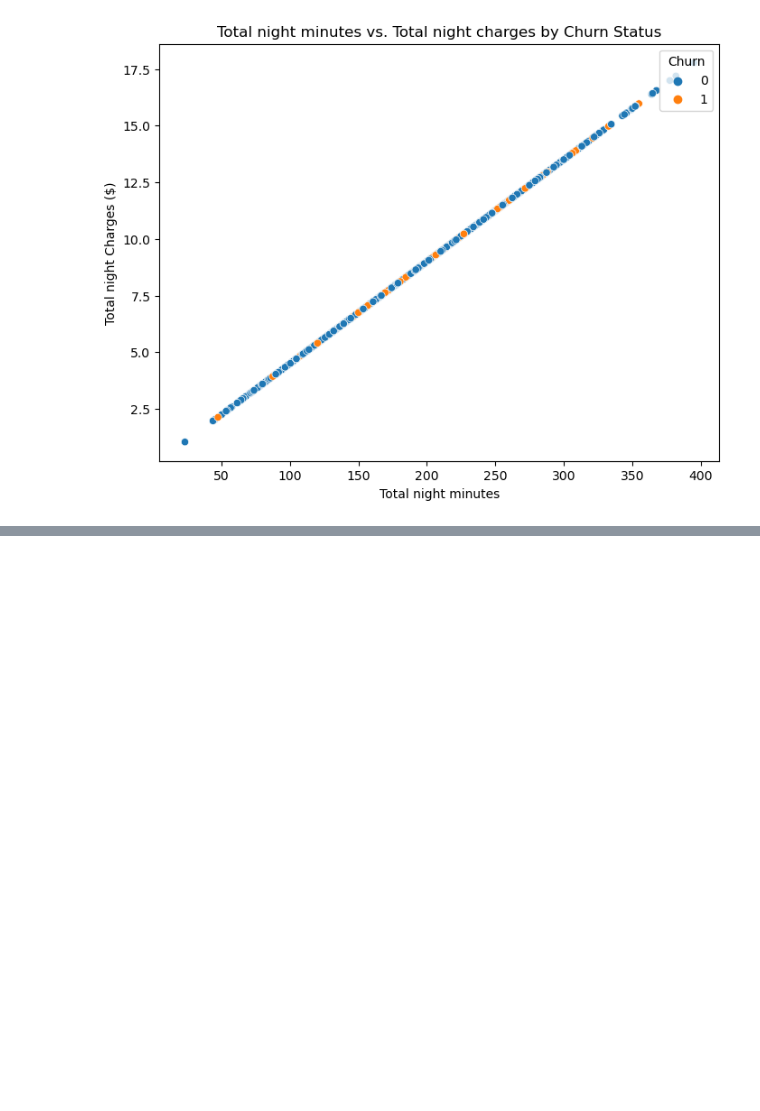
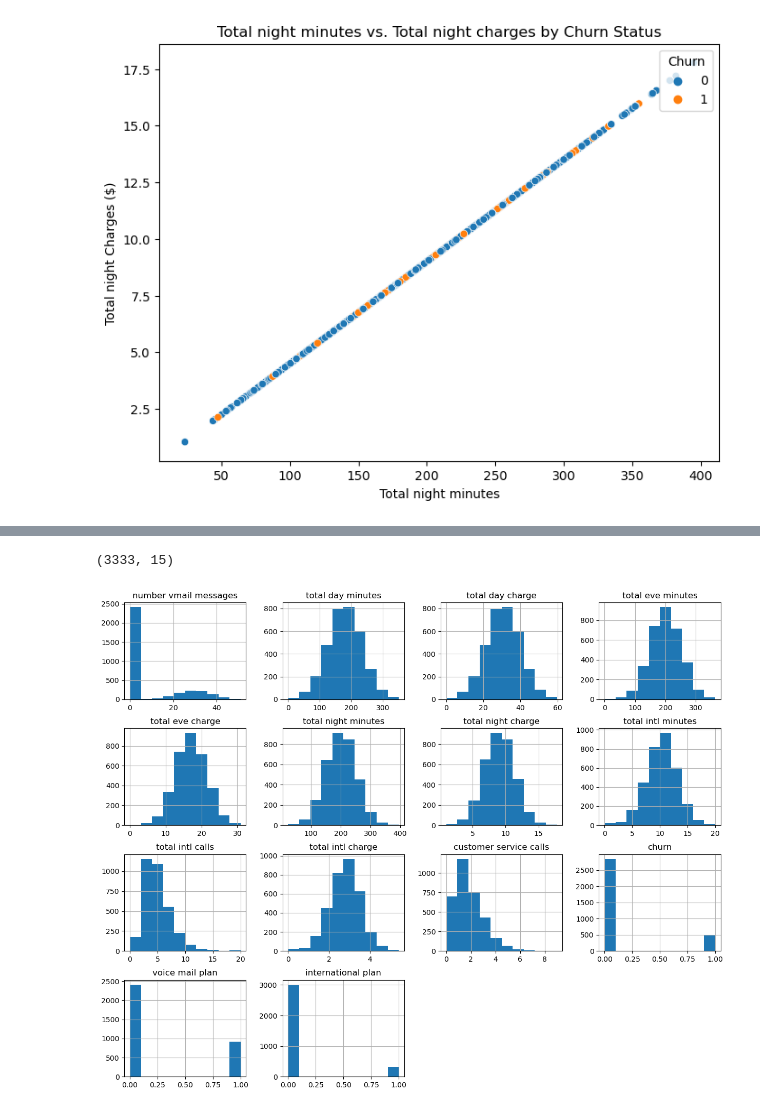
Before and after one commit to King-georges/Predicting-Churn-in-a-Telecom-s-company, a Jupyter notebook: Project_notebook.ipynb, the cells around one changed output, grey strips where cells are left out. Cells and saved outputs as stored; diff of their text form; code cells hidden in the pictures; blank space fills up the shorter version.

```diff
--- a/Project_notebook.ipynb
+++ b/Project_notebook.ipynb
@@ -302,0 +368,3 @@ plt.show()
+# %%
+# Dropping low correlated and unnecessary columns from the data set
+df.drop(['account length', 'area code', 'total day calls', 'total eve calls', 'total night calls', 'phone number'], axis=1, inplace=True)
@@ -302,0 +380,9 @@ plt.show()
+# %%
+df.shape
+# %% [output]
+(3333, 15)
+# %%
+df.hist(figsize=(15,12))
+plt.show()
+# %% [output]
+[figure, added]
```
Also changed, not shown: parts of 7 cells of this notebook.
